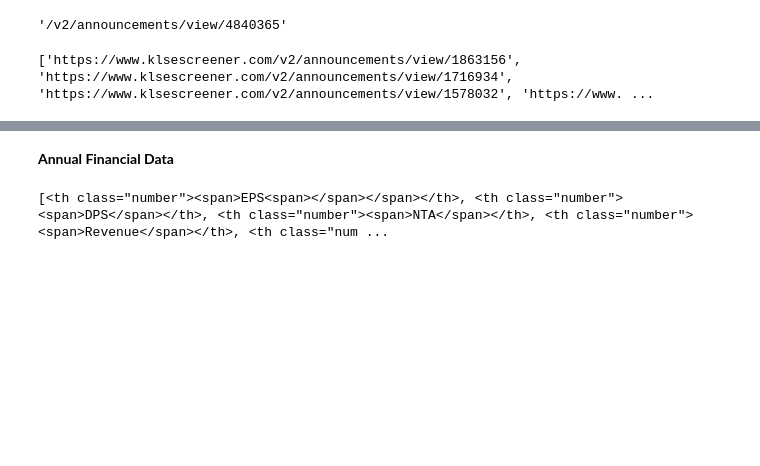
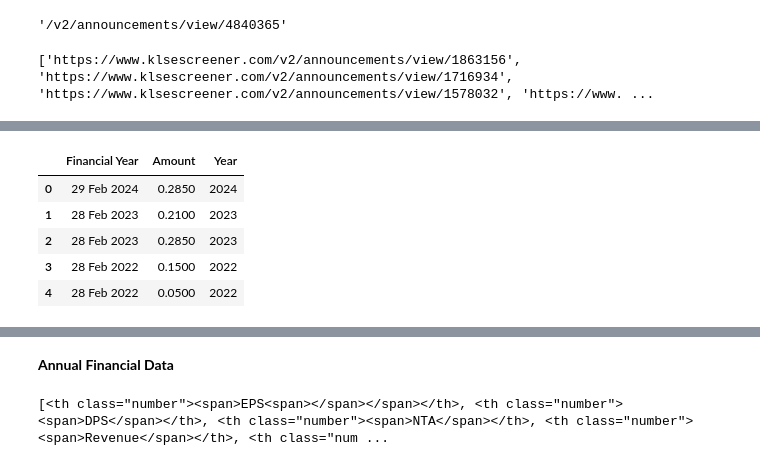
Before and after one commit to yeesem/Web-Scraping, a Jupyter notebook: Web_Scraping_KLSE_SCREENER.ipynb, the cells around one changed output, grey strips where cells are left out. Cells and saved outputs as stored; diff of their text form; code cells hidden in the pictures; blank space fills up the shorter version.

```diff
--- a/Web_Scraping_KLSE_SCREENER.ipynb
+++ b/Web_Scraping_KLSE_SCREENER.ipynb
@@ -140,0 +258,6 @@ print(annual_report_link)
+# %%
+dividend_summary = pd.DataFrame({
+    'Financial Year': dividend_table['Financial Year'],
+    'Amount': dividend_table['Amount']
+})
+dividend_summary.head()
@@ -140,0 +271,13 @@ print(annual_report_link)
+# %%
+dividend_summary.drop(columns = ['Year'],inplace = True)
+# %%
+dividend_summary["Year"] = [item[-4: ]for item in dividend_summary['Financial Year']]
+
+dividend_summary.head()
+# %% [output]
+|  | Financial Year | Amount | Year |
+| 0 | 29 Feb 2024 | 0.2850 | 2024 |
+| 1 | 28 Feb 2023 | 0.2100 | 2023 |
+| 2 | 28 Feb 2023 | 0.2850 | 2023 |
+| 3 | 28 Feb 2022 | 0.1500 | 2022 |
+| 4 | 28 Feb 2022 | 0.0500 | 2022 |
```
Also changed, not shown: parts of 48 cells of this notebook.
